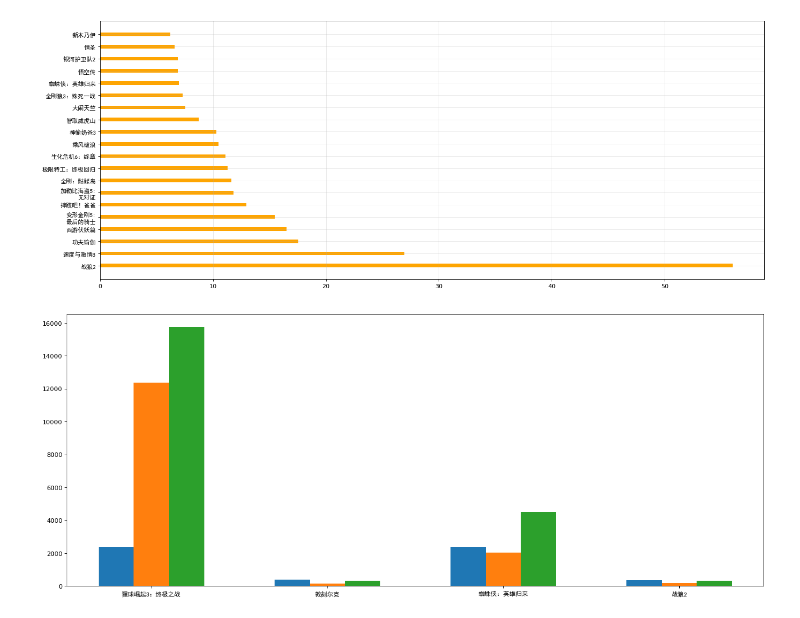
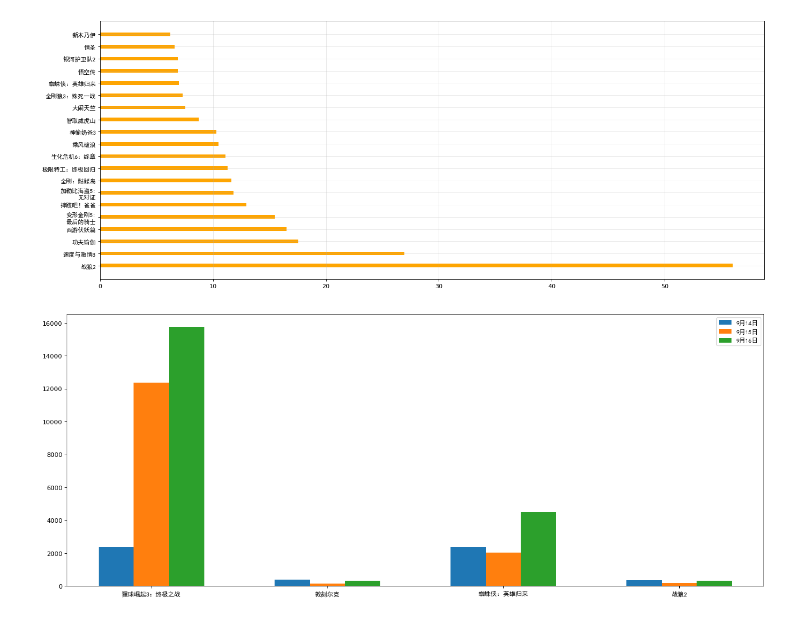
Before and after one commit to songlin81/PYReport, a Jupyter notebook: Data Analytics/102_Matplotlib_steps_font.ipynb, the cells around one changed output. Cells and saved outputs as stored; diff of their text form; code cells hidden in the pictures.

```diff
--- a/Data Analytics/102_Matplotlib_steps_font.ipynb
+++ b/Data Analytics/102_Matplotlib_steps_font.ipynb
@@ -204,28 +204,29 @@ plt.show()
 # %%
 from matplotlib import pyplot as plt
 from matplotlib import font_manager
 
 my_font = font_manager.FontProperties(fname=r'C:\Windows\Fonts\simhei.ttf')
 
 a = ["猩球崛起3：终极之战","敦刻尔克","蜘蛛侠：英雄归来","战狼2"]
 b_16 = [15746,312,4497,319]
 b_15 = [12357,156,2045,168]
 b_14 = [2358,399,2358,362]
 
 bar_width = 0.2
 
 x_14 = list(range(len(a)))
 x_15 = [i+bar_width for i in x_14]
 x_16 = [i+bar_width*2 for i in x_14]
 
 plt.figure(figsize=(20, 8), dpi=80)
 
-plt.bar(range(len(a)), b_14, width=bar_width)
-plt.bar(x_15, b_15, width=bar_width)
-plt.bar(x_16, b_16, width=bar_width)
+plt.bar(range(len(a)), b_14, width=bar_width, label="9月14日")
+plt.bar(x_15, b_15, width=bar_width, label="9月15日")
+plt.bar(x_16, b_16, width=bar_width, label="9月16日")
 
+plt.legend(prop=my_font)
 plt.xticks(x_15, a, fontproperties=my_font)
 
 plt.show()
 # %% [output]
-[figure, old version]
+[figure, new version]
```
Also changed, not shown: parts of 2 cells of this notebook, 1 other file.
